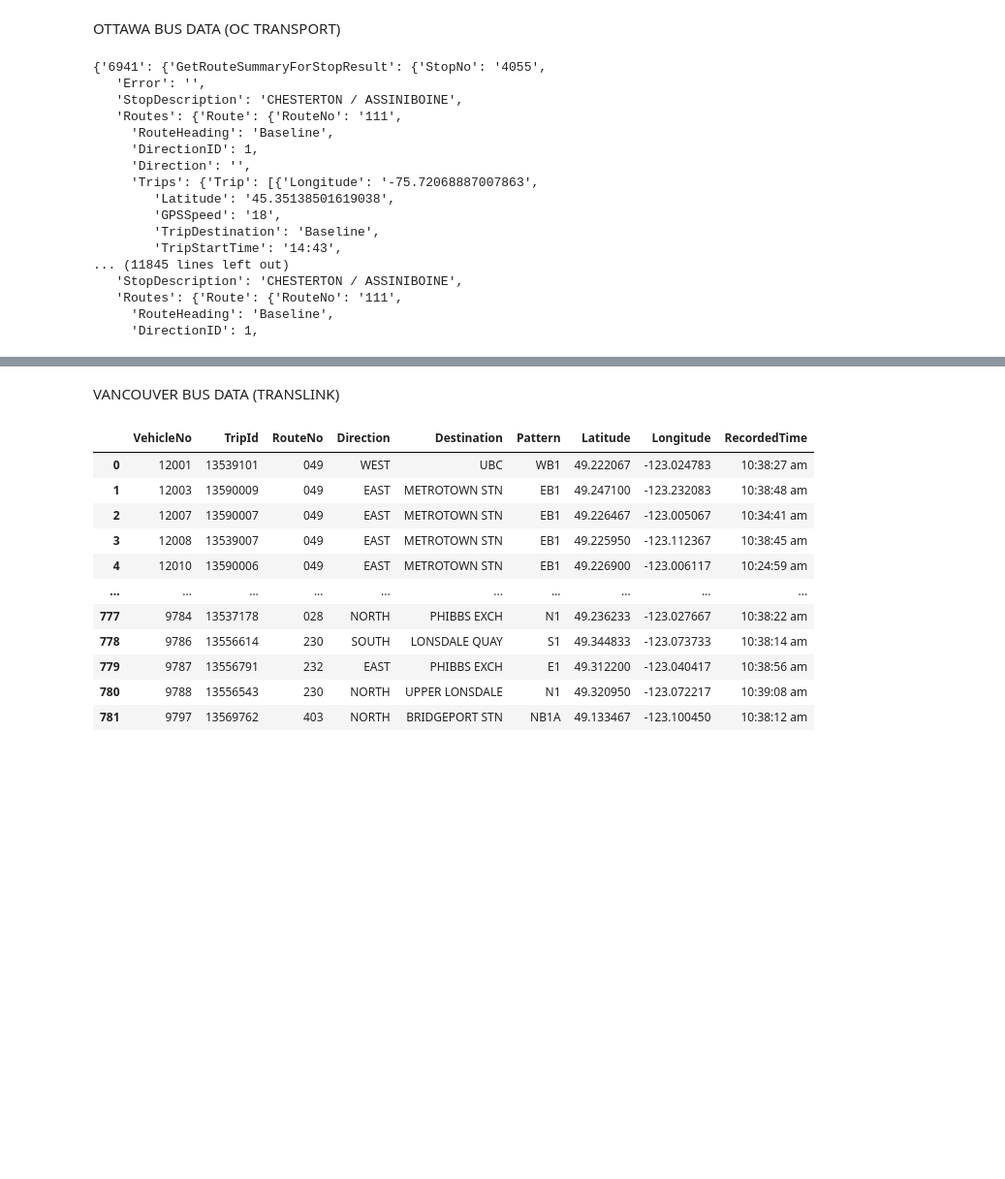
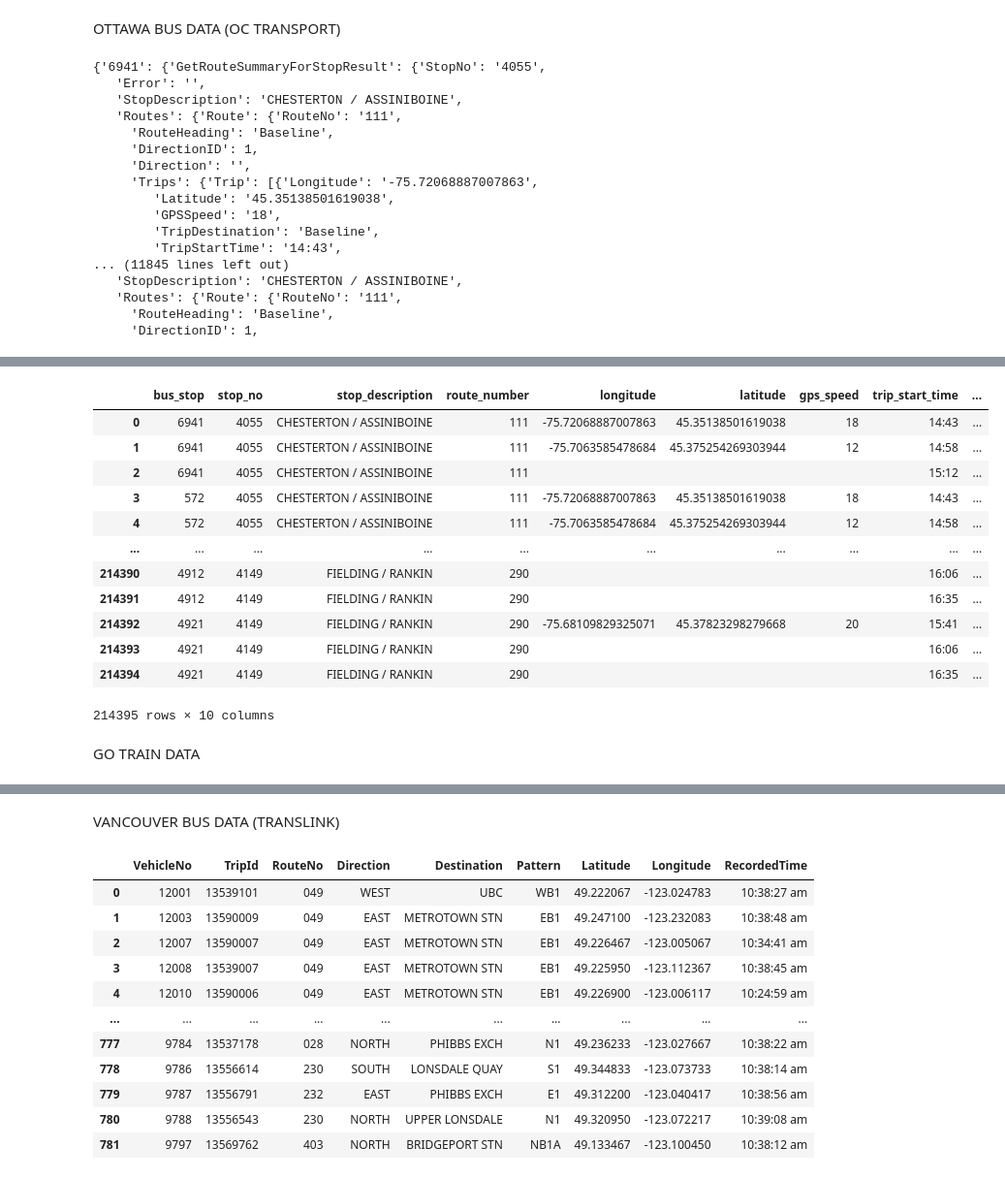
Before and after one commit to katherinewest/CME538_2023, a Jupyter notebook: Delay_DataFrames_Updated.ipynb, the cells around one changed output, grey strips where cells are left out. Shown at 97% size. Cells and saved outputs as stored; diff of their text form; code cells hidden in the pictures; blank space fills up the shorter version.

Commit message:
The code has been updated to include OCTranspo data. TTC subway and TTC bus data are also ready to be used.
We had to rename the file due to GitHub branching error.

-NF (11/23/23)

```diff
--- a/Delay_DataFrames.ipynb
+++ b/Delay_DataFrames_Updated.ipynb
@@ -175,0 +155,20 @@ oct_file['7197']['GetRouteSummaryForStopResult']
+# %%
+rows={}
+for bus_stop in oct_file:
+    stop_no = oct_file[bus_stop]['GetRouteSummaryForStopResult']["StopNo"]
+    stop_description = oct_file[bus_stop]['GetRouteSummaryForStopResult']["StopDescription"]
+    route_number= oct_file[bus_stop]['GetRouteSummaryForStopResult']['Routes']['Route']["RouteNo"]
+
+    for trip in oct_file[bus_stop]['GetRouteSummaryForStopResult']['Routes']['Route']['Trips']['Trip']:
+        longitude = trip['Longitude']
+        latitude = trip['Latitude']
+        gps_speed = trip['GPSSpeed']
+        trip_start_time= trip['TripStartTime']
+        adj_sched_time= trip['AdjustedScheduleTime']
+        adj_age= trip['AdjustmentAge']
+
+        rows.append({'bus_stop': bus_stop, 'stop_no': stop_no, 'stop_description': stop_description,
+                    'route_number':route_number, 'longitude':longitude, 'latitude': latitude, 'gps_speed':gps_speed,
+                    'trip_start_time': trip_start_time, 'adj_sched_time': adj_sched_time, 'adj_age':adj_age})
+
+df=pd.DataFrame(rows)
@@ -175,0 +195,60 @@ oct_file['7197']['GetRouteSummaryForStopResult']
+# %%
+#TODO: error "string indicies must be integers"
+
+for bus_stop in oct_file:
+    stop_no = oct_file[bus_stop]['GetRouteSummaryForStopResult']["StopNo"]
+    if bus_stop == '7523':
+        break
+    stop_description = oct_file[bus_stop]['GetRouteSummaryForStopResult']["StopDescription"]
+    #print(bus_stop)
+
+    if isinstance(oct_file[bus_stop]['GetRouteSummaryForStopResult']['Routes']['Route'], dict):
+        routes = [oct_file[bus_stop]['GetRouteSummaryForStopResult']['Routes']['Route']]
+    else:
+        routes = oct_file[bus_stop]['GetRouteSummaryForStopResult']['Routes']['Route']
+
+    for route_no in routes:
+        #print(route_no)
+        #print(' ')
+        route_number = route_no['RouteNo']
+        for trip in route_no['Trips']['Trip']: #TODO: Format changes?
+            #print(trip)
+            longitude = trip['Longitude']
+            latitude = trip['Latitude']
+            gps_speed = trip['GPSSpeed']
+            trip_start_time = trip['TripStartTime']
+            adj_sched_time = trip['AdjustedScheduleTime']
+            adj_age = trip['AdjustmentAge']
+
+            rows.append({
+                'bus_stop': bus_stop,
+                'stop_no': stop_no,
+                'stop_description': stop_description,
+                'route_number': route_number,
+                'longitude': longitude,
+                'latitude': latitude,
+                'gps_speed': gps_speed,
+                'trip_start_time': trip_start_time,
+                'adj_sched_time': adj_sched_time,
+                'adj_age': adj_age
+            })
+
+df = pd.DataFrame(rows)
+
+df
+# %% [output]
+|  | bus_stop | stop_no | stop_description | route_number | longitude | latitude | gps_speed | trip_start_time | ... |
+| 0 | 6941 | 4055 | CHESTERTON / ASSINIBOINE | 111 | -75.72068887007863 | 45.35138501619038 | 18 | 14:43 | ... |
+| 1 | 6941 | 4055 | CHESTERTON / ASSINIBOINE | 111 | -75.7063585478684 | 45.375254269303944 | 12 | 14:58 | ... |
+| 2 | 6941 | 4055 | CHESTERTON / ASSINIBOINE | 111 |  |  |  | 15:12 | ... |
+| 3 | 572 | 4055 | CHESTERTON / ASSINIBOINE | 111 | -75.72068887007863 | 45.35138501619038 | 18 | 14:43 | ... |
+| 4 | 572 | 4055 | CHESTERTON / ASSINIBOINE | 111 | -75.7063585478684 | 45.375254269303944 | 12 | 14:58 | ... |
+| ... | ... | ... | ... | ... | ... | ... | ... | ... | ... |
+| 214390 | 4912 | 4149 | FIELDING / RANKIN | 290 |  |  |  | 16:06 | ... |
+| 214391 | 4912 | 4149 | FIELDING / RANKIN | 290 |  |  |  | 16:35 | ... |
+| 214392 | 4921 | 4149 | FIELDING / RANKIN | 290 | -75.68109829325071 | 45.37823298279668 | 20 | 15:41 | ... |
+| 214393 | 4921 | 4149 | FIELDING / RANKIN | 290 |  |  |  | 16:06 | ... |
+| 214394 | 4921 | 4149 | FIELDING / RANKIN | 290 |  |  |  | 16:35 | ... |
+214395 rows × 10 columns
+# %% [markdown]
+GO TRAIN DATA
```
Also changed, not shown: parts of 7 cells of this notebook.
